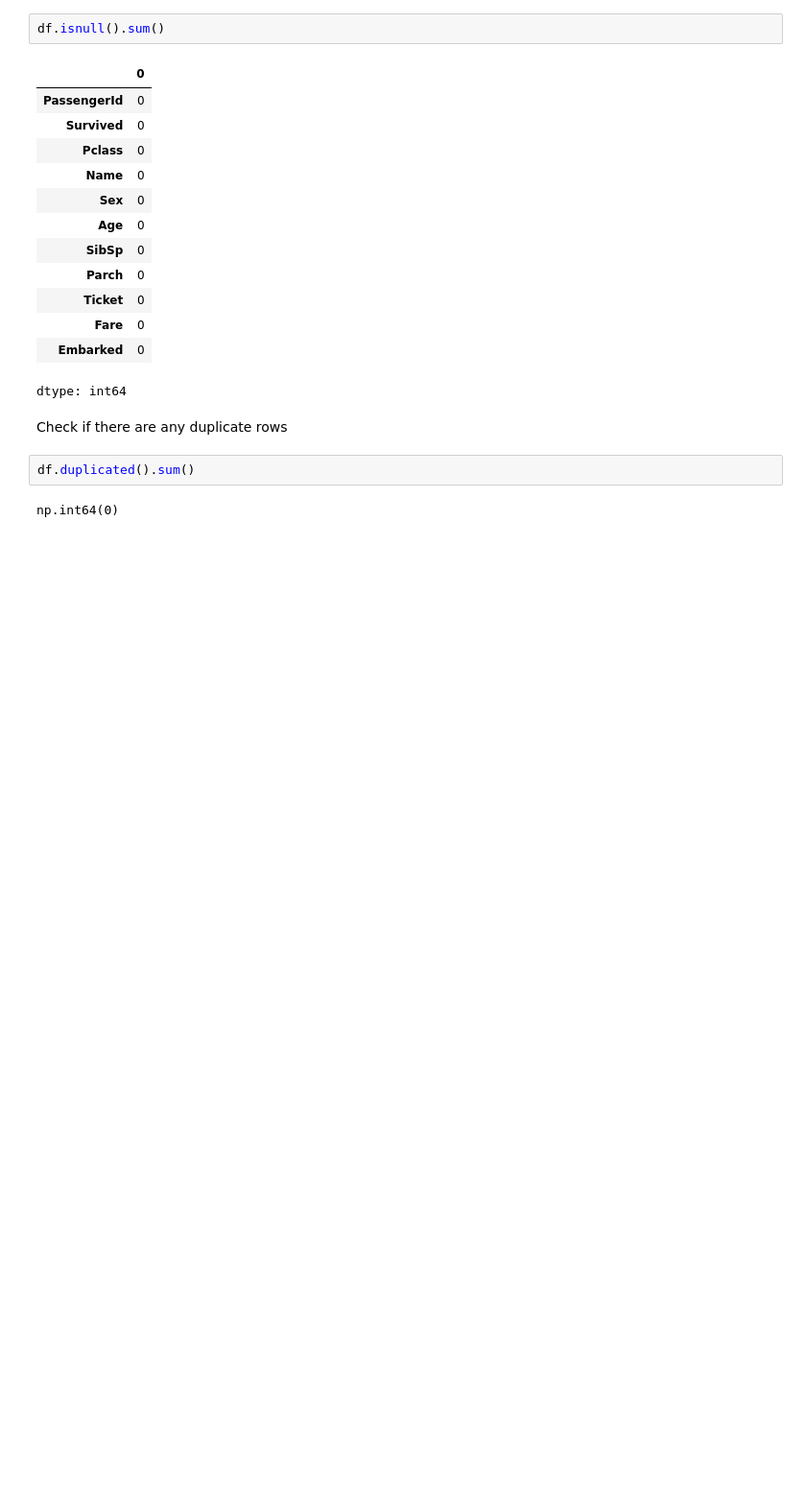
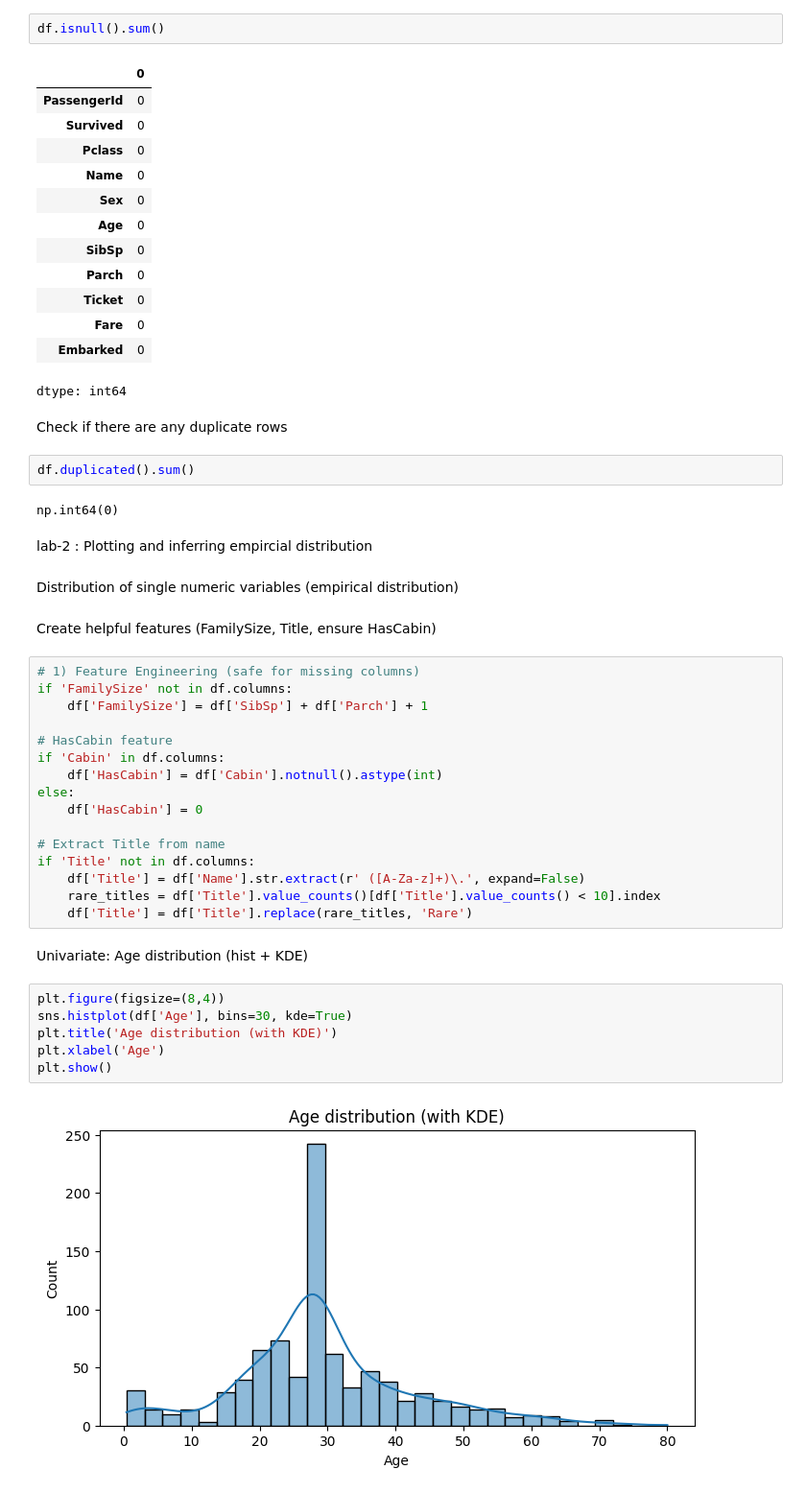
Before and after one commit to Smarikatripathi/Data-Science, a Jupyter notebook: DataScience.ipynb, the cells around one changed output. Shown at 96% size. Drawn from its saved outputs; the diff is of its cells as text; blank space fills up the shorter version.

```diff
--- a/DataScience.ipynb
+++ b/DataScience.ipynb
@@ -128,3 +131,35 @@ Check if there are any duplicate rows
 df.duplicated().sum()
 # %% [output]
 np.int64(0)
+# %% [markdown]
+lab-2 : Plotting and inferring empircial distribution
+# %% [markdown]
+Distribution of single numeric variables (empirical distribution)
+# %% [markdown]
+Create helpful features (FamilySize, Title, ensure HasCabin)
+# %%
+# 1) Feature Engineering (safe for missing columns)
+if 'FamilySize' not in df.columns:
+    df['FamilySize'] = df['SibSp'] + df['Parch'] + 1
+
+# HasCabin feature
+if 'Cabin' in df.columns:
+    df['HasCabin'] = df['Cabin'].notnull().astype(int)
+else:
+    df['HasCabin'] = 0
+
+# Extract Title from name
+if 'Title' not in df.columns:
+    df['Title'] = df['Name'].str.extract(r' ([A-Za-z]+)\.', expand=False)
+    rare_titles = df['Title'].value_counts()[df['Title'].value_counts() < 10].index
+    df['Title'] = df['Title'].replace(rare_titles, 'Rare')
+# %% [markdown]
+Univariate: Age distribution (hist + KDE)
+# %%
+plt.figure(figsize=(8,4))
+sns.histplot(df['Age'], bins=30, kde=True)
+plt.title('Age distribution (with KDE)')
+plt.xlabel('Age')
+plt.show()
+# %% [output]
+[figure, added]
```
Also changed, not shown: parts of 10 cells of this notebook.
